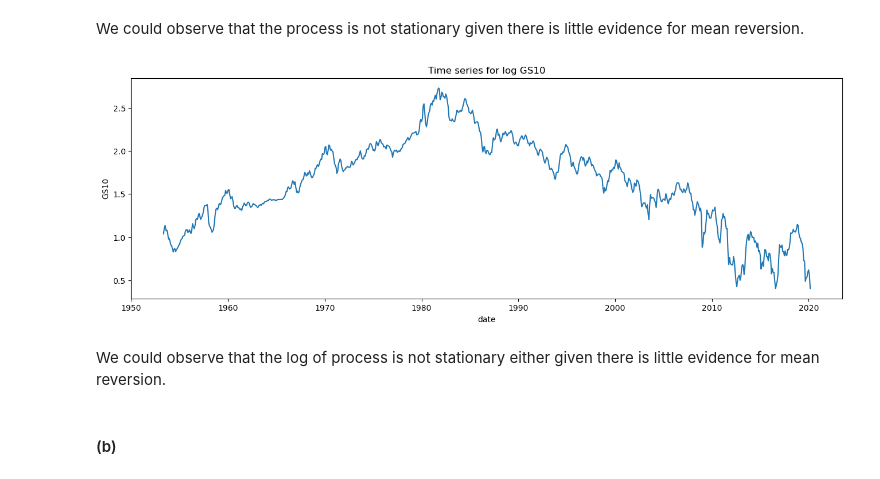
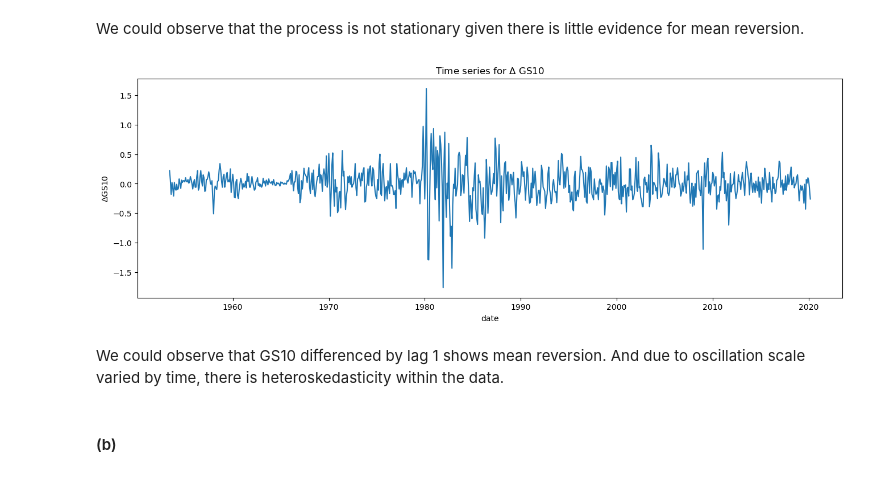
Before and after one commit to lmaksymenko/BerkeleyCourses, a Jupyter notebook: MFE230E/Answers_to_PS2_230E.ipynb, the cells around one changed output. Saved outputs shown, nothing was run; the diff lists cells and outputs as text; code cells hidden in the pictures.

```diff
--- a/MFE230E/Answers_to_PS2_230E.ipynb
+++ b/MFE230E/Answers_to_PS2_230E.ipynb
@@ -65,4 +65,3 @@ import pandas_datareader.data as web
 start = '1953-4-1'
 today = '2020-2-29'
 GS10 = web.DataReader(['GS10'], 'fred', start, today).resample('ME').last().dropna()
-GS10["log"] = GS10["GS10"].apply(np.log)
@@ -91,15 +78,15 @@ plt.show()
 We could observe that the process is not stationary given there is little evidence for mean reversion.
 # %%
 fig, axes = plt.subplots(nrows=1, ncols=1, figsize=(16,5))
-axes.plot(GS10["log"])
+axes.plot(GS10.diff(periods=1))
 axes.set_xlabel("date")
-axes.set_ylabel("GS10")
-axes.set_title("Time series for log GS10")
+axes.set_ylabel(r'$\Delta$GS10')
+axes.set_title(r'Time series for $\Delta$ GS10')
 plt.show()
 # %% [output]
-[figure, old version]
+[figure, new version]
 # %% [markdown]
-We could observe that the log of process is not stationary either given there is little evidence for mean reversion.
+We could observe that GS10 differenced by lag 1 shows mean reversion. And due to oscillation scale varied by time, there is heteroskedasticity within the data.
 # %% [markdown]
 #### (b)
 # %%
```
Also changed, not shown: parts of 37 cells of this notebook.
